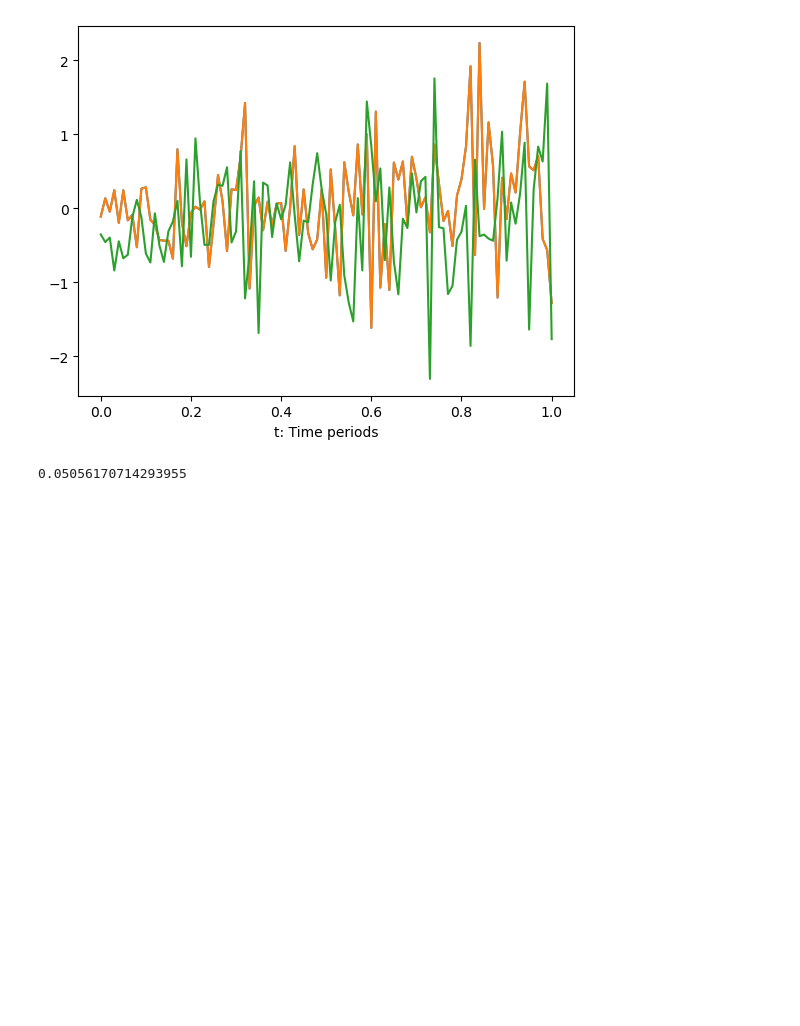
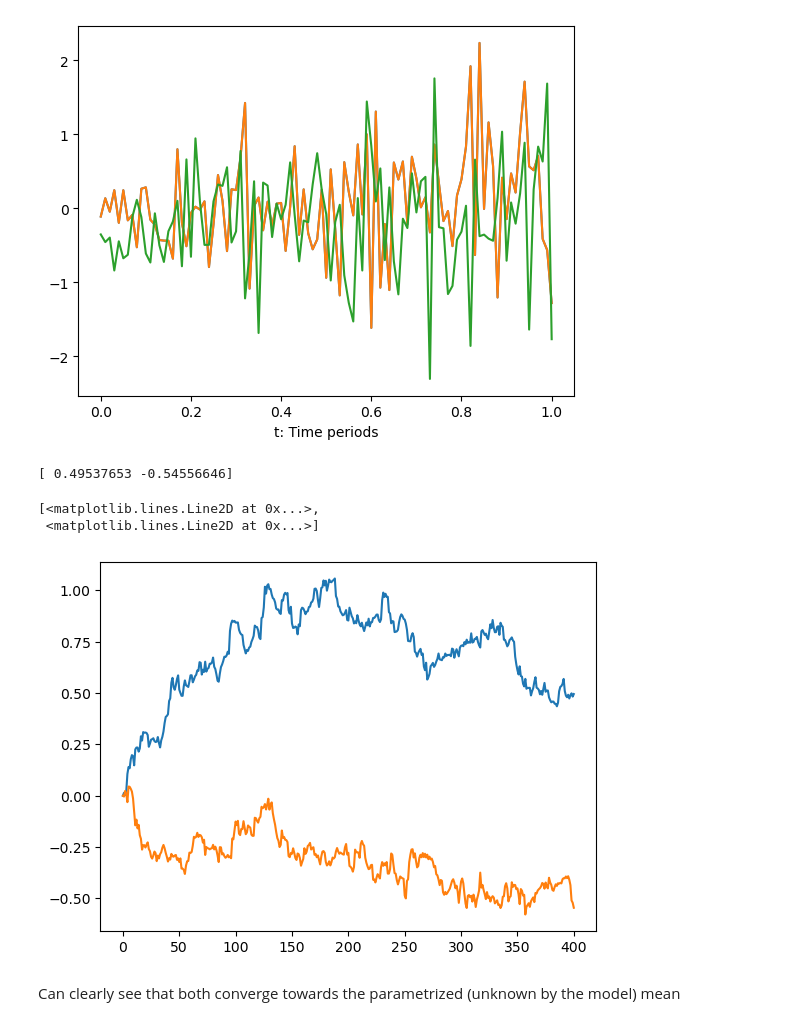
Before and after one commit to kylemcgillivray/Masters-Dissertation, a Jupyter notebook: understanding.ipynb, the cells around one changed output. Saved outputs shown, nothing was run; the diff lists cells and outputs as text; code cells hidden in the pictures; blank space fills up the shorter version.

```diff
--- a/understanding.ipynb
+++ b/understanding.ipynb
@@ -112,33 +140,24 @@ def theta_nplusone_func(lambda_, beta,  theta_n, X):
-# %%
-# Loop over N times. Each time we update the
-for n in range(N_sgld):
-    # draw fresh sample
-    tau = np.random.uniform(t_0, T)
-    x0_n = np.random.normal(mu_unknown, 1, d)
-    z_n = np.random.normal(0, 1, d)
-    X_n = (tau, x0_n, z_n)
-
-    # update theta
-    theta = theta_nplusone_func(lambda_, beta, theta, X_n)
-# %% [output]
-0.05056170714293955
 # %%
-def thetahat_func(d, beta, lambda_, theta_0, N_sgld, t_0, T):
+# Trying to get this stochastic gradient descent algo to function.
+d = 2
+mu_unknown = np.array([0.7, -0.41])
+sigma_known = np.array([1,1])
+theta_0 = np.zeros(d)
+beta = 1e12
+lambda_ = 0.05
+N_sgld = 400
+t_0 = 0
+T = 1
 
-    '''
-    SGLD for theta
-    '''
-    # initialise theta
-    theta = theta_0
-
-    for i in range(N_sgld):
-    # draw fresh sample
-        tau = np.random.uniform(t_0, T)
-        x0_n = np.random.normal(mu_unknown, 1, d)
-        z_n = np.random.normal(0, 1, d)
-        X_n = (tau, x0_n, z_n)
-
-        # update theta
-        theta = theta_nplusone_func(lambda_, beta, theta, X_n)
-
-    return theta
+theta_hat, theta_tracker = thetahat_func(d = d, mu_unknown= mu_unknown, sigma_known=sigma_known, beta= beta, lambda_= lambda_,
+                          theta_0= theta_0, N_sgld= N_sgld, t_0= t_0, T = T )
+# %%
+print(theta_hat)
+plt.plot(theta_tracker)
+# %% [output]
+[ 0.49537653 -0.54556646]
+[<matplotlib.lines.Line2D at 0x...>,
+ <matplotlib.lines.Line2D at 0x...>]
+[figure, added]
+# %% [markdown]
+Can clearly see that both converge towards the parametrized (unknown by the model) mean
```
Also changed, not shown: parts of 2 cells of this notebook.
